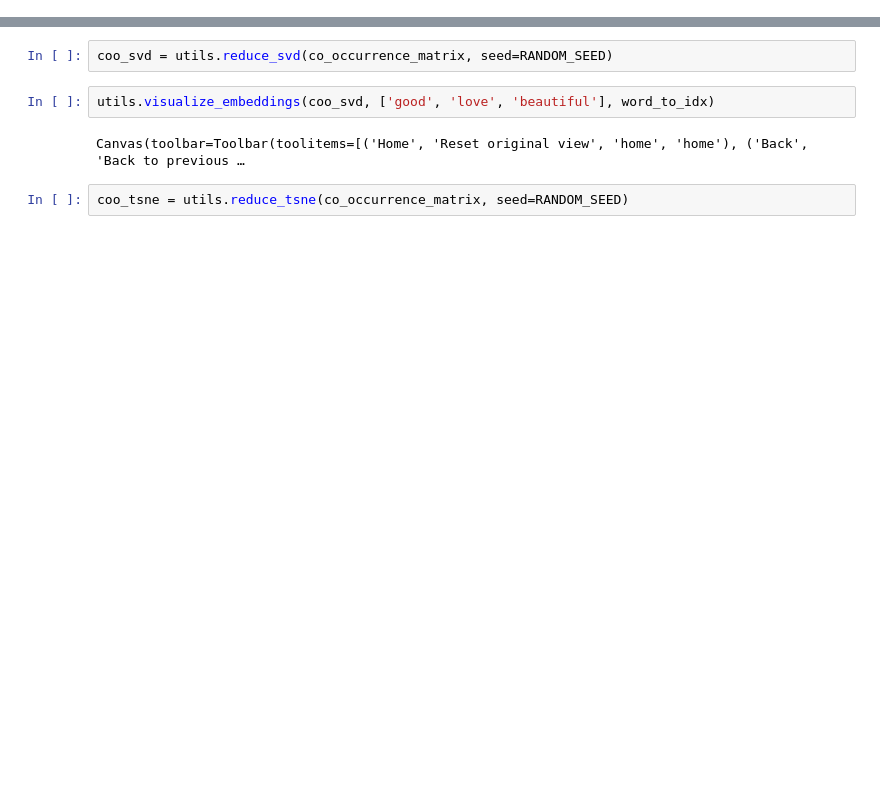
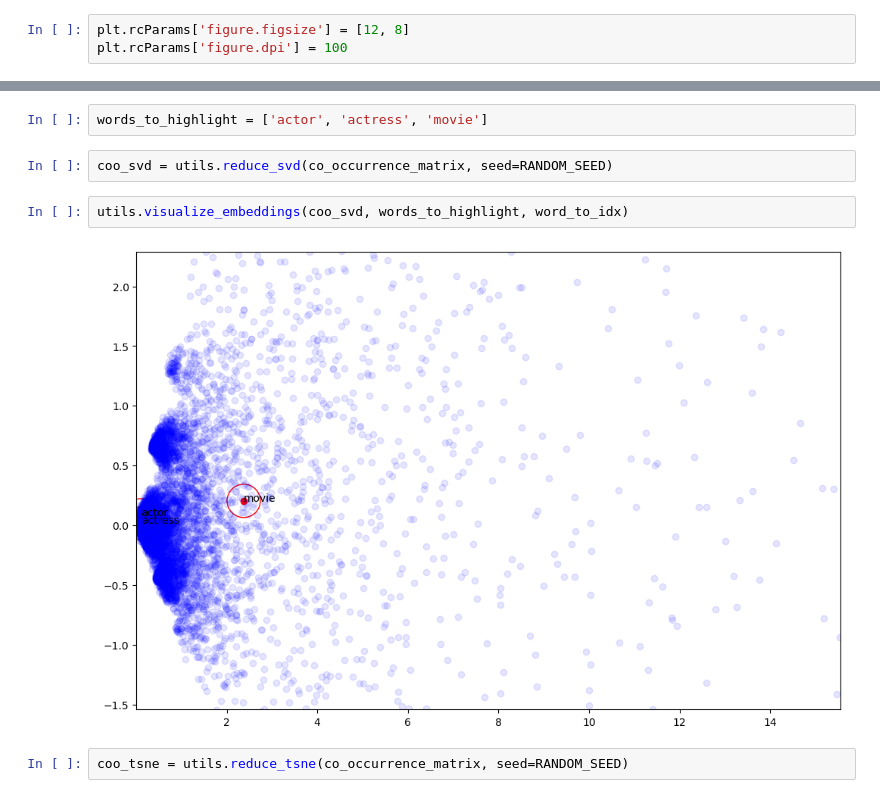
Before and after one commit to Wadaboa/nlp-assignments, a Jupyter notebook: distributed_representations.ipynb, the cells around one changed output, grey strips where cells are left out. Cells and saved outputs as stored; diff of their text form; blank space fills up the shorter version.

```diff
--- a/distributed_representations.ipynb
+++ b/distributed_representations.ipynb
@@ -28,6 +29,9 @@ The autoreload extension is already loaded. To reload it, use:
 # %%
 RANDOM_SEED = 42
 np.random.seed(RANDOM_SEED)
+# %%
+plt.rcParams['figure.figsize'] = [12, 8]
+plt.rcParams['figure.dpi'] = 100
 # %% [markdown]
 ## Data preparation
 # %% [markdown]
@@ -341,9 +420,11 @@ co_occurrence_matrix
+# %%
+words_to_highlight = ['actor', 'actress', 'movie']
 # %%
 coo_svd = utils.reduce_svd(co_occurrence_matrix, seed=RANDOM_SEED)
 # %%
-utils.visualize_embeddings(coo_svd, ['good', 'love', 'beautiful'], word_to_idx)
+utils.visualize_embeddings(coo_svd, words_to_highlight, word_to_idx)
 # %% [output]
-Canvas(toolbar=Toolbar(toolitems=[('Home', 'Reset original view', 'home', 'home'), ('Back', 'Back to previous …
+[figure, added]
 # %%
 coo_tsne = utils.reduce_tsne(co_occurrence_matrix, seed=RANDOM_SEED)
 # %%
```
Also changed, not shown: parts of 65 cells of this notebook, 2 other files.
